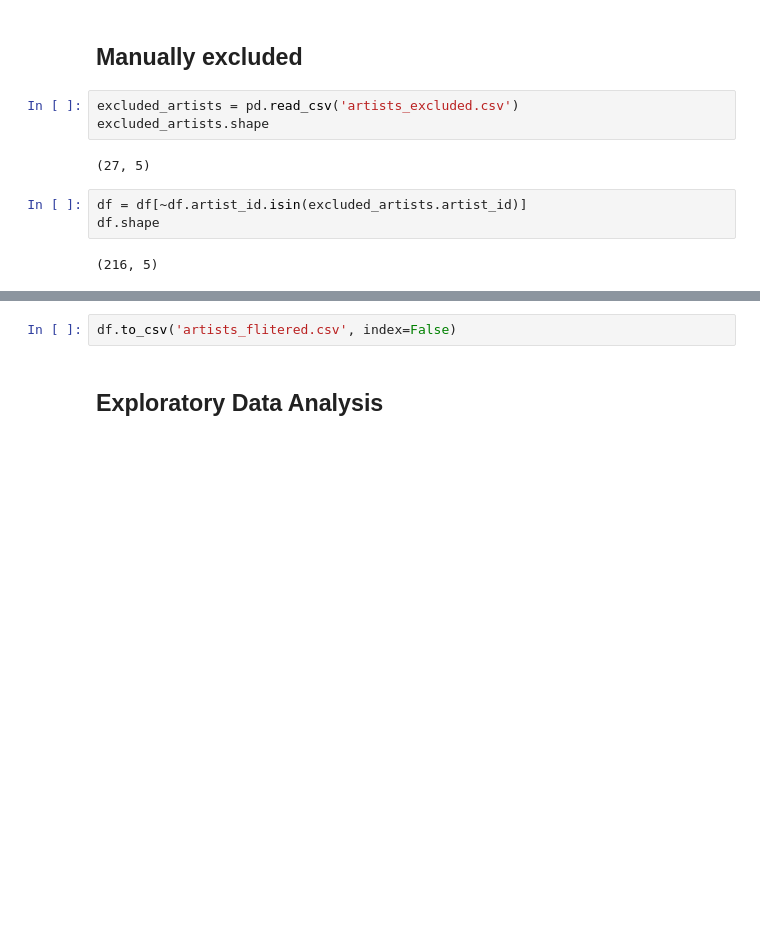
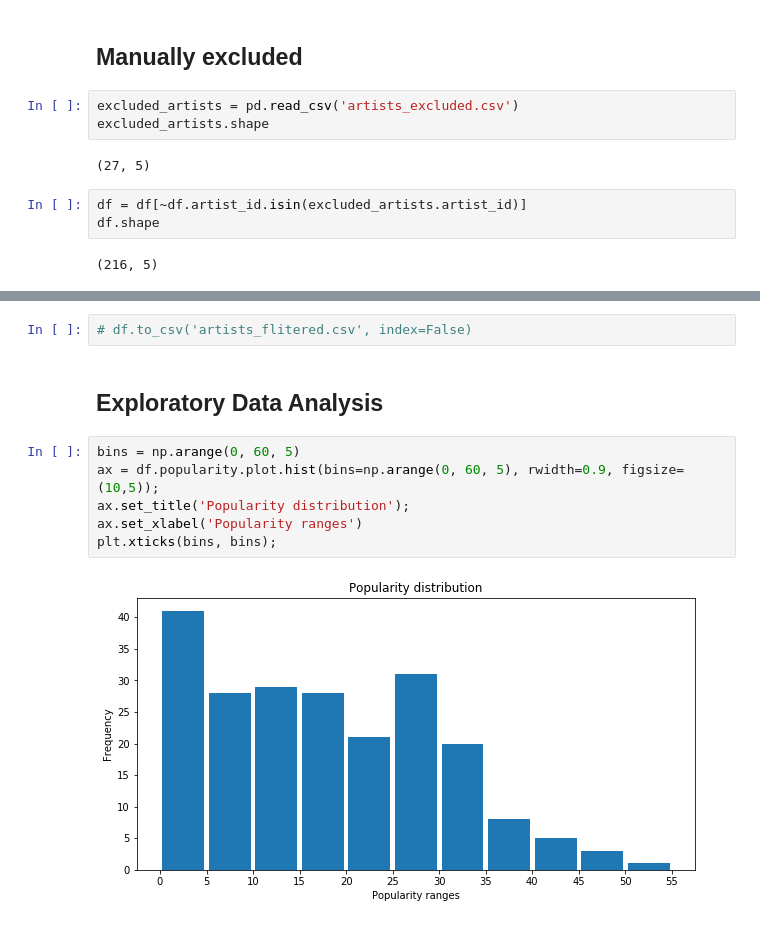
Before and after one commit to leanguardia/bolivian-music, a Jupyter notebook: data/artists_eda.ipynb, the cells around one changed output, grey strips where cells are left out. Cells and saved outputs as stored; diff of their text form; blank space fills up the shorter version.

Commit message:
Visualizations

```diff
--- a/data/artists_eda.ipynb
+++ b/data/artists_eda.ipynb
@@ -109,4 +110,12 @@ df.iloc[range(50)]
 # %%
-df.to_csv('artists_flitered.csv', index=False)
+# df.to_csv('artists_flitered.csv', index=False)
 # %% [markdown]
 ## Exploratory Data Analysis
+# %%
+bins = np.arange(0, 60, 5)
+ax = df.popularity.plot.hist(bins=np.arange(0, 60, 5), rwidth=0.9, figsize=(10,5));
+ax.set_title('Popularity distribution');
+ax.set_xlabel('Popularity ranges')
+plt.xticks(bins, bins);
+# %% [output]
+[figure, added]
```
Also changed, not shown: parts of 7 cells of this notebook.
